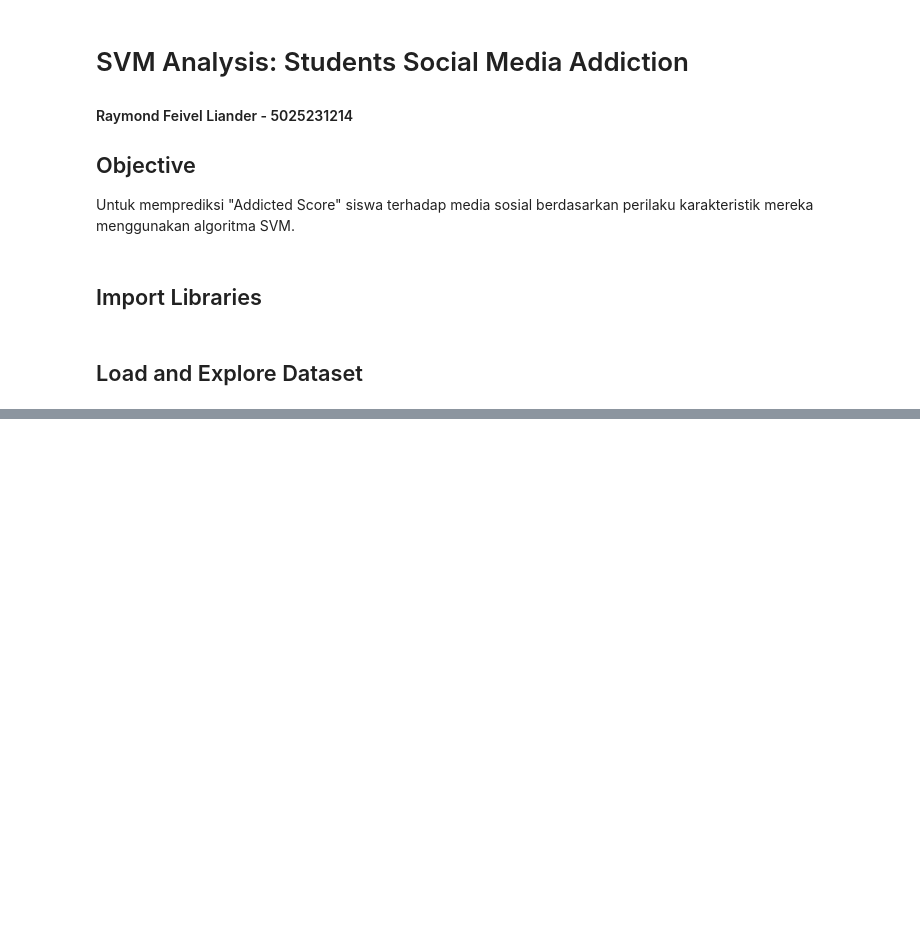
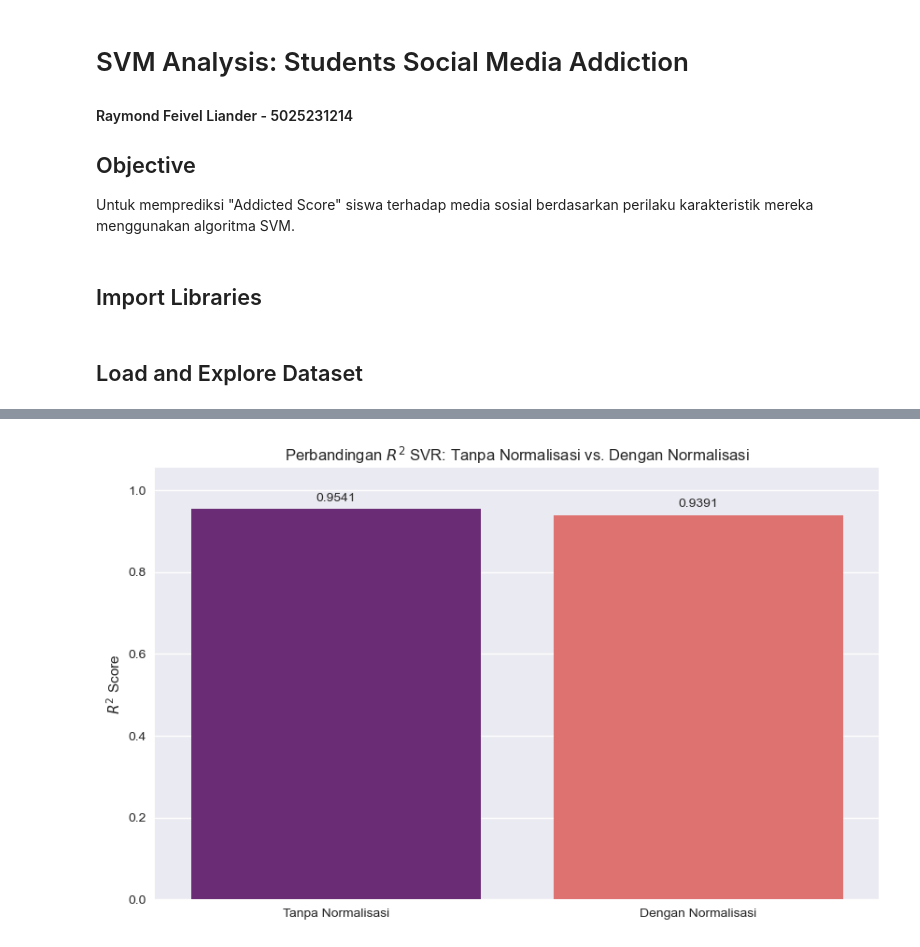
Before and after one commit to tsaqifimtinan/finalproject-kel-8-pm-d, a Jupyter notebook: svm/svm_analysis.ipynb, the cells around one changed output, grey strips where cells are left out. Drawn from its saved outputs; the diff is of its cells as text; code cells hidden in the pictures; blank space fills up the shorter version.

```diff
--- a/svm/svm_analysis.ipynb
+++ b/svm/svm_analysis.ipynb
@@ -249,0 +189,83 @@ Eksperimen seleksi fitur selesai.
+# %%
+print("\n--- Uji Coba 2: Perbandingan Normalisasi Data ---")
+print("=" * 65)
+
+# Split data for Uji Coba 2 (menggunakan X_for_uc2 yang sudah ditentukan)
+X_train_uc2, X_test_uc2, y_train_uc2, y_test_uc2 = train_test_split(X_for_uc2, y, test_size=0.2, random_state=42)
+
+# Dictionary untuk menyimpan hasil Uji Coba 2
+results_uc2 = {}
+
+# --- Skenario 1: Tanpa Normalisasi ---
+print("\n1. Melatih dan mengevaluasi SVR TANPA NORMALISASI...")
+svr_unnormalized = SVR()
+svr_unnormalized.fit(X_train_uc2, y_train_uc2)
+y_pred_unnormalized = svr_unnormalized.predict(X_test_uc2)
+
+r2_unnormalized = r2_score(y_test_uc2, y_pred_unnormalized)
+mae_unnormalized = mean_absolute_error(y_test_uc2, y_pred_unnormalized)
+rmse_unnormalized = np.sqrt(mean_squared_error(y_test_uc2, y_pred_unnormalized))
+
+results_uc2['Tanpa Normalisasi'] = {
+    'R2': r2_unnormalized,
+    'MAE': mae_unnormalized,
+    'RMSE': rmse_unnormalized
+}
+print(f"   R² Score: {r2_unnormalized:.4f}")
+print(f"   MAE: {mae_unnormalized:.4f}")
+print(f"   RMSE: {rmse_unnormalized:.4f}")
+
+# --- Skenario 2: Dengan Normalisasi (StandardScaler) ---
+print("\n2. Melatih dan mengevaluasi SVR DENGAN NORMALISASI ...")
+
+scaler = StandardScaler()
+X_train_scaled_uc2 = scaler.fit_transform(X_train_uc2)
+X_test_scaled_uc2 = scaler.transform(X_test_uc2)
+
+svr_normalized = SVR()
+svr_normalized.fit(X_train_scaled_uc2, y_train_uc2)
+y_pred_normalized = svr_normalized.predict(X_test_scaled_uc2)
+
+r2_normalized = r2_score(y_test_uc2, y_pred_normalized)
+mae_normalized = mean_absolute_error(y_test_uc2, y_pred_normalized)
+rmse_normalized = np.sqrt(mean_squared_error(y_test_uc2, y_pred_normalized))
+
+results_uc2['Dengan Normalisasi'] = {
+    'R2': r2_normalized,
+    'MAE': mae_normalized,
+    'RMSE': rmse_normalized
+}
+print(f"   R² Score: {r2_normalized:.4f}")
+print(f"   MAE: {mae_normalized:.4f}")
+print(f"   RMSE: {rmse_normalized:.4f}")
+
+# Plotting R^2 comparison for Uji Coba 2
+plt.figure(figsize=(10, 6))
+r2_scores_uc2 = {k: v['R2'] for k, v in results_uc2.items()}
+sns.barplot(x=list(r2_scores_uc2.keys()), y=list(r2_scores_uc2.values()), hue=list(r2_scores_uc2.keys()), palette='magma', legend=False)
+plt.title('Perbandingan $R^2$ SVR: Tanpa Normalisasi vs. Dengan Normalisasi')
+plt.ylabel('$R^2$ Score')
+plt.ylim(min(0, min(r2_scores_uc2.values()) - 0.1), max(1, max(r2_scores_uc2.values()) + 0.1))
+for index, value in enumerate(list(r2_scores_uc2.values())):
+    plt.text(index, value + 0.02, f'{value:.4f}', ha='center')
+plt.show()
+
+# Ringkasan Hasil Uji Coba 2
+print("\n--- Ringkasan Hasil Uji Coba 2 ---")
+print(f"\n{'Skenario Normalisasi':<25} {'R² Score':<12} {'MAE':<10} {'RMSE':<10}")
+print("-" * 65)
+for scenario, metrics in results_uc2.items():
+    print(f"{scenario:<25} {metrics['R2']:<12.4f} {metrics['MAE']:<10.4f} {metrics['RMSE']:<10.4f}")
+
+# Tentukan data mana yang berkinerja lebih baik untuk uji coba berikutnya
+if r2_normalized >= r2_unnormalized:
+    best_normalization_scenario_uc2 = 'Dengan Normalisasi'
+    # Simpan X yang sudah di-scale untuk Uji Coba 3
+    X_for_uc3_train, X_for_uc3_test = X_train_scaled_uc2, X_test_scaled_uc2
+    print(f"\nKESIMPULAN UJI COBA 2: Untuk Uji Coba 3 (Parameter Tuning), kita akan menggunakan data '{best_normalization_scenario_uc2}' karena memberikan $R^2$ yang lebih tinggi atau sama.")
+else:
+    best_normalization_scenario_uc2 = 'Tanpa Normalisasi'
+    # Simpan X yang tidak di-scale untuk Uji Coba 3
+    X_for_uc3_train, X_for_uc3_test = X_train_uc2, X_test_uc2
+    print(f"\nKESIMPULAN UJI COBA 2: Untuk Uji Coba 3 (Parameter Tuning), kita akan menggunakan data '{best_normalization_scenario_uc2}' karena memberikan R² yang lebih tinggi.")
+# %% [output]
@@ -249,0 +284 @@ Eksperimen seleksi fitur selesai.
+[figure, added]
```
Also changed, not shown: parts of 22 cells of this notebook.
